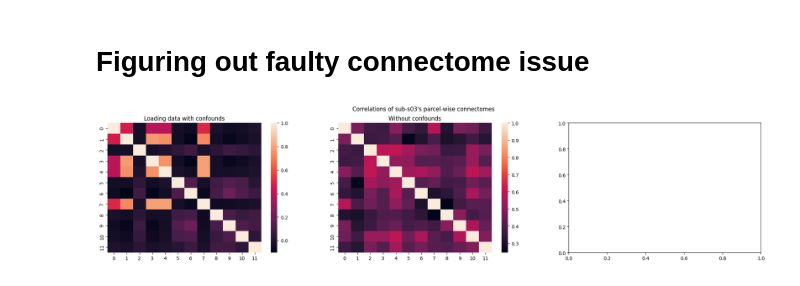
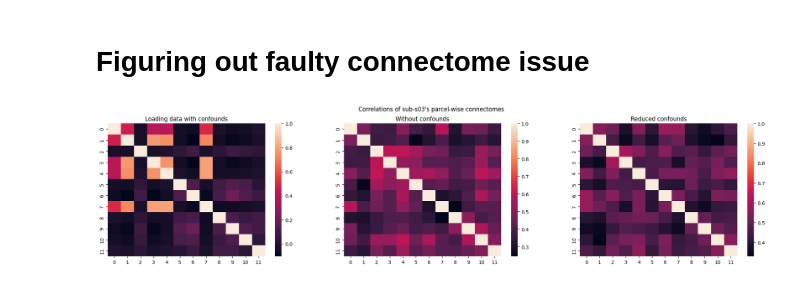
Before and after one commit to csiyer/network_functional_alignment, a Jupyter notebook: testing_notebook.ipynb, the cells around one changed output. Drawn from its saved outputs; the diff is of its cells as text; code cells hidden in the pictures.

```diff
--- a/testing_notebook.ipynb
+++ b/testing_notebook.ipynb
@@ -81,24 +81,21 @@ corrs2 = np.corrcoef(connectomes2)
 # %%
 confounds_include = ['trans_x', 'trans_y', 'trans_z', 'rot_x', 'rot_y', 'rot_z', 'framewise_displacement', 'a_comp_cor_00', 'a_comp_cor_01', 'a_comp_cor_02', 'a_comp_cor_03', 'a_comp_cor_04', 'a_comp_cor_05', 'csf', 'white_matter']
 confounds_files = glob.glob('data/confounds/*sub*')
-new_confounds_files = []
-
-for i in range(len(confounds_files)):
-    confounds = pd.read_csv(confounds_files[i], sep='\t')
-    confounds[confounds_include].to_csv(f'data/confounds/testing/{i}.tsv', sep='\t')
-    new_confounds_files.append(f'data/confounds/testing/{i}.tsv')
+new_confounds_files = [pd.read_csv(i, sep='\t')[confounds_include] for i in confounds_files]
 
 parcel_data3 = parcel_masker.fit_transform(files, confounds=new_confounds_files)
-connectomes3 = np.array(correlation_measure.fit_transform(parcel_data2))
-corrs3 = np.corrcoef(connectomes2)
+connectomes3 = np.array(correlation_measure.fit_transform(parcel_data3))
+corrs3 = np.corrcoef(connectomes3)
 # %%
 fig, ax = plt.subplots(1, 3, figsize=(25,5))
 fig.suptitle('Correlations of sub-s03\'s parcel-wise connectomes')
 ax[0].set_title('Loading data with confounds')
 sns.heatmap(corrs, ax=ax[0])
 ax[1].set_title('Without confounds')
 sns.heatmap(corrs2, ax=ax[1])
+ax[2].set_title('Reduced confounds')
+sns.heatmap(corrs3, ax=ax[2])
 plt.show()
 # %% [output]
-[figure, old version]
+[figure, new version]
 # %%
```
Also changed, not shown: parts of 4 cells of this notebook, 4 other files.
